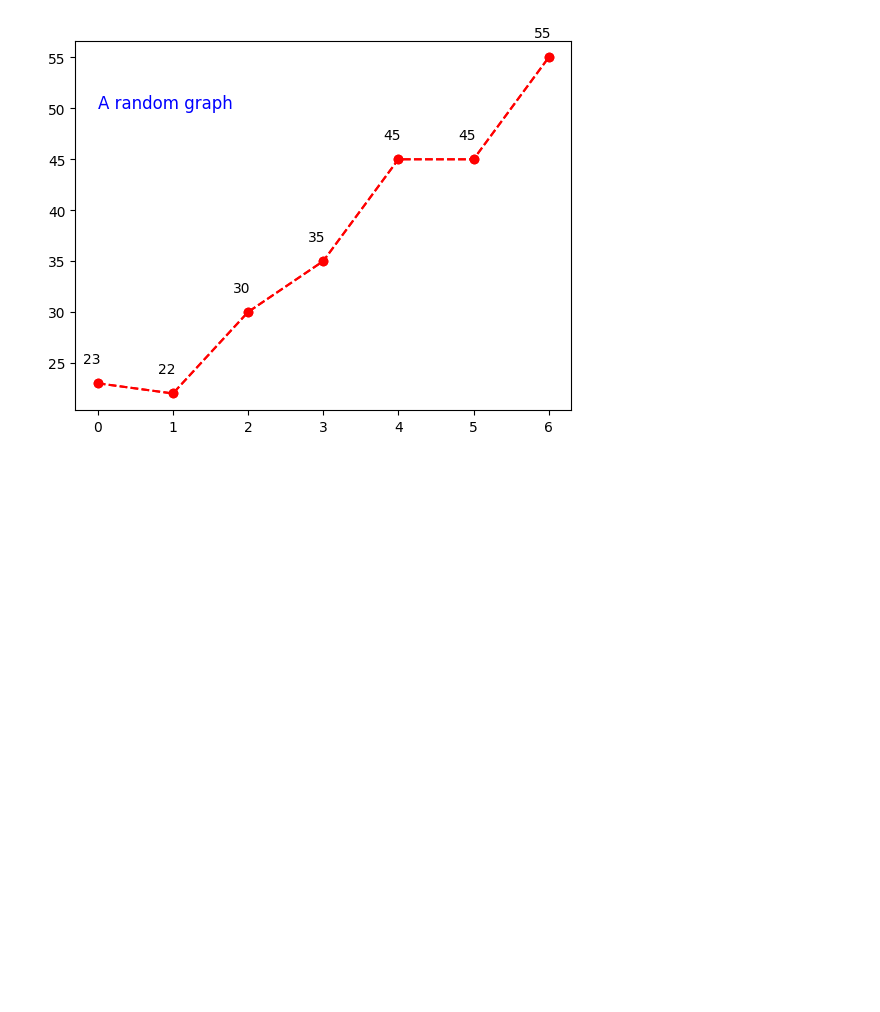
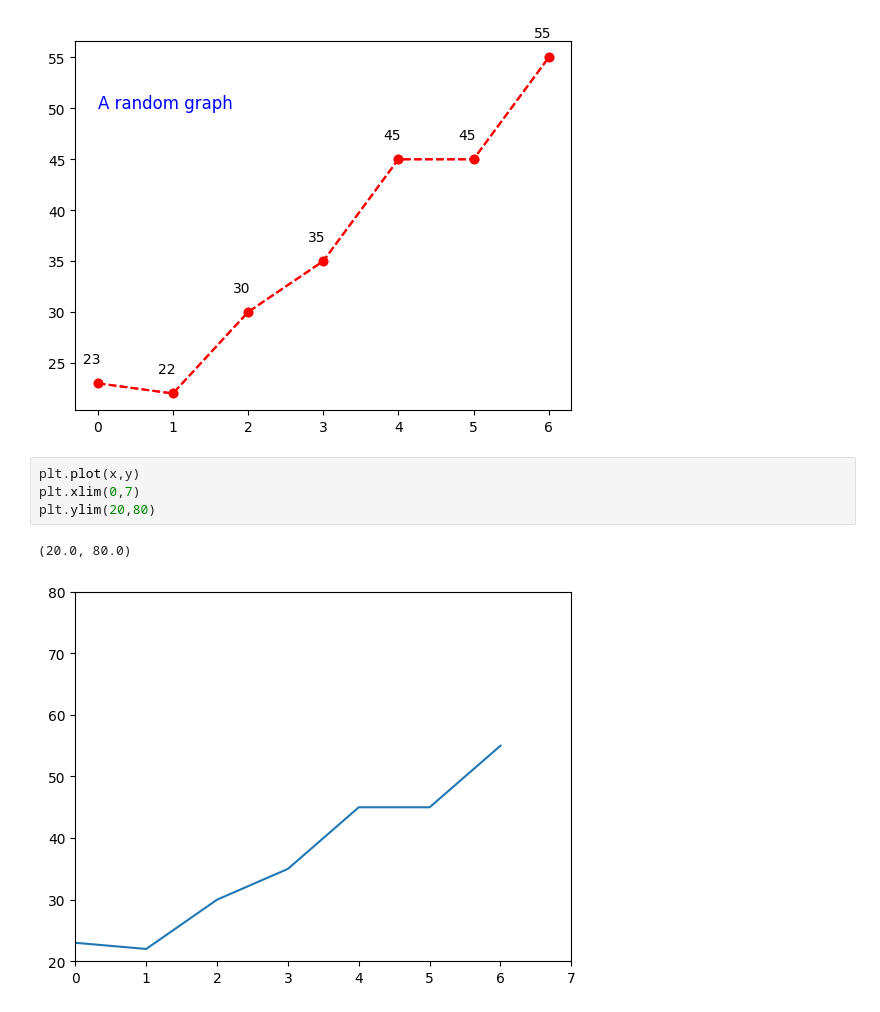
Before and after one commit to Vinayak0807/digipodium, a Jupyter notebook: data analysis/visualization.ipynb, the cells around one changed output. Drawn from its saved outputs; the diff is of its cells as text; blank space fills up the shorter version.

```diff
--- a/data analysis/visualization.ipynb
+++ b/data analysis/visualization.ipynb
@@ -25,3 +25,10 @@ plt.text(0, 50, "A random graph", fontsize=12, color='blue')
 # %% [output]
 Text(0, 50, 'A random graph')
 [figure]
+# %%
+plt.plot(x,y)
+plt.xlim(0,7)
+plt.ylim(20,80)
+# %% [output]
+(20.0, 80.0)
+[figure, added]
```
Also changed, not shown: parts of 1 cell of this notebook, 1 other file.
